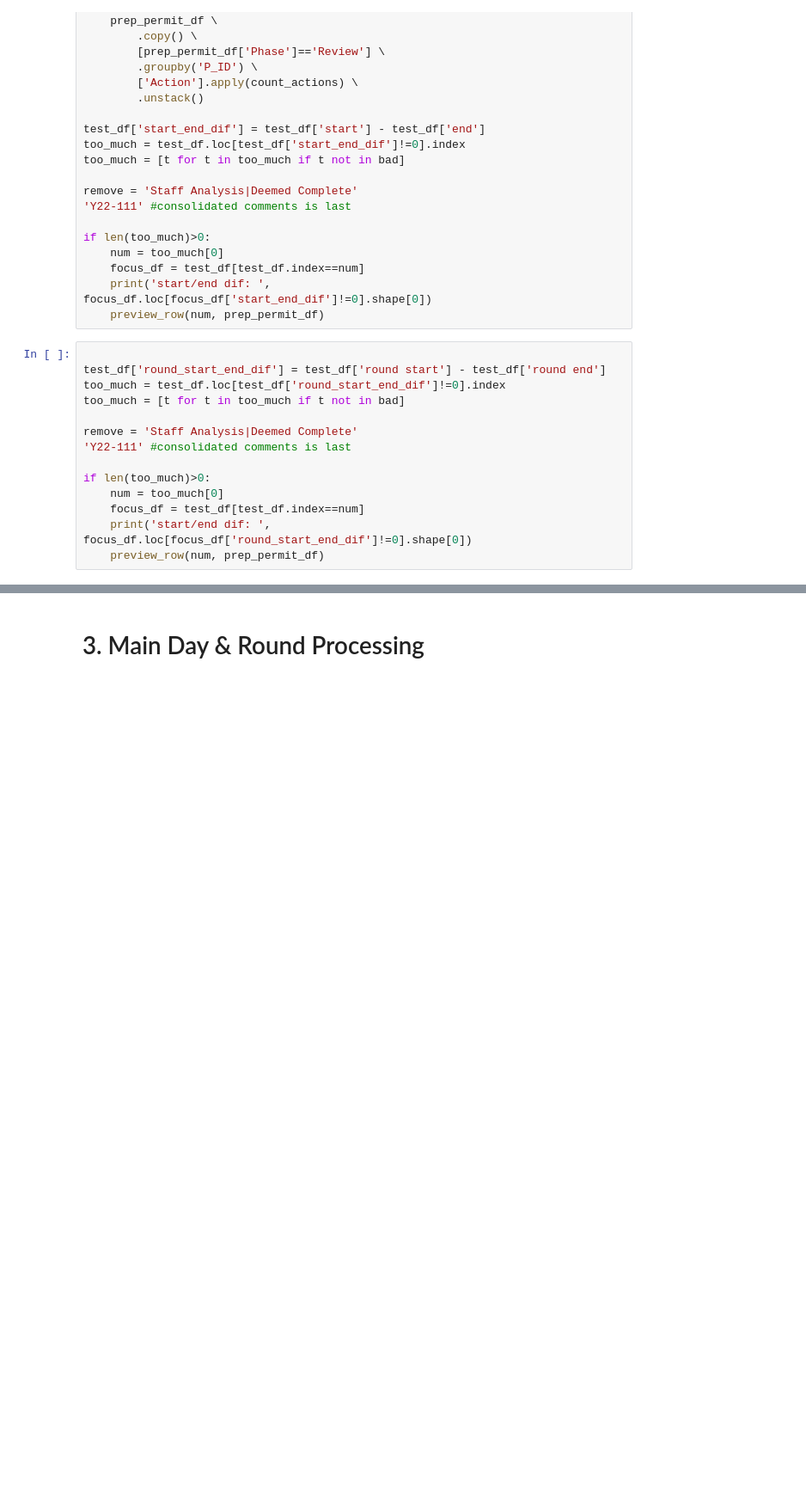
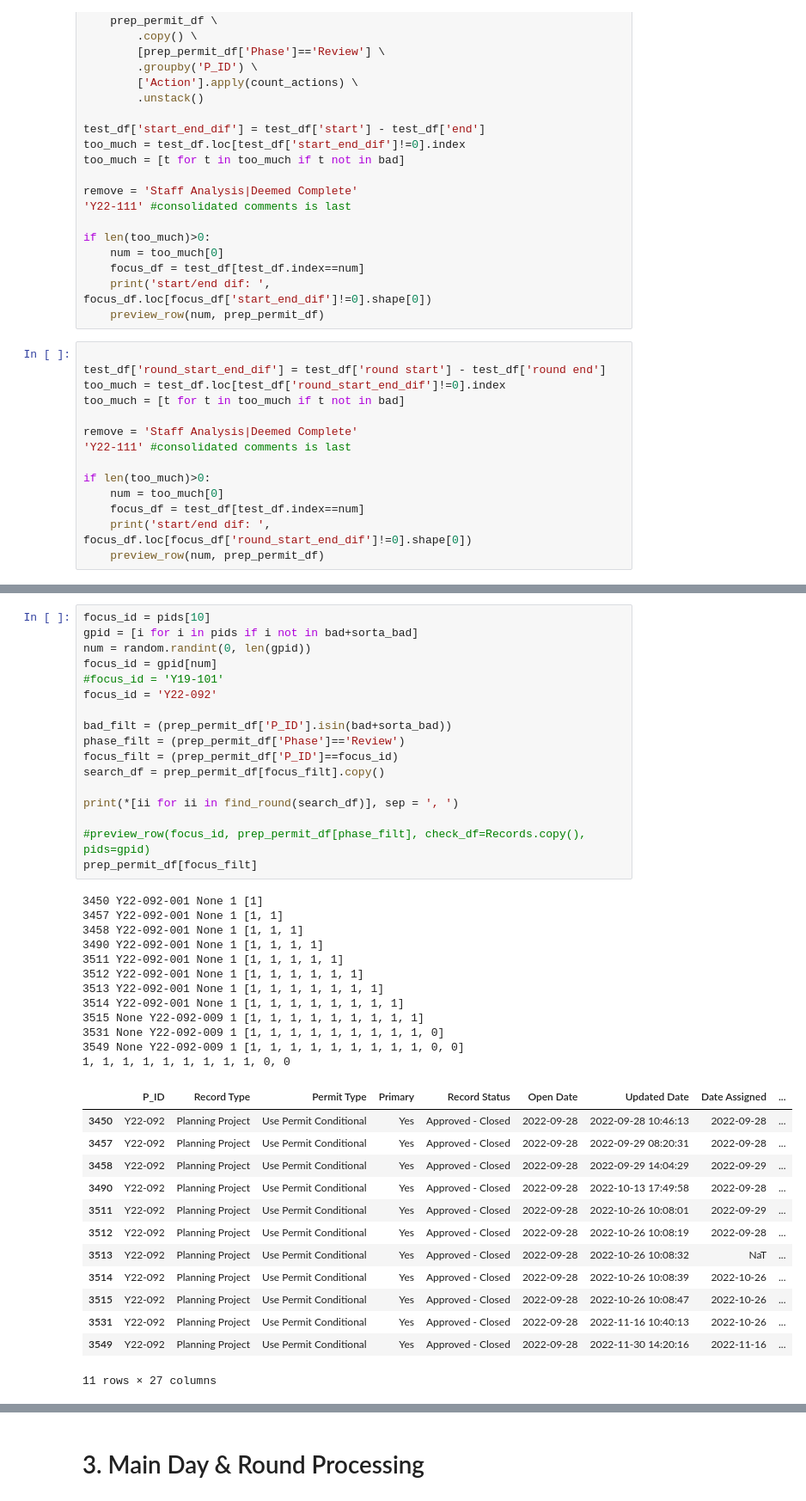
Before and after one commit to nelmsal/WC_Accela_Permit_Metrics, a Jupyter notebook: python/process_permit2.ipynb, the cells around one changed output, grey strips where cells are left out. Shown: that part at 86% size. Drawn from its saved outputs; the diff is of its cells as text; blank space fills up the shorter version.

```diff
--- a/python/process_permit2.ipynb
+++ b/python/process_permit2.ipynb
@@ -266,0 +379,43 @@ Total 48 | Rounds 1 | Days per Round 34
+# %%
+focus_id = pids[10]
+gpid = [i for i in pids if i not in bad+sorta_bad]
+num = random.randint(0, len(gpid))
+focus_id = gpid[num]
+#focus_id = 'Y19-101'
+focus_id = 'Y22-092'
+
+bad_filt = (prep_permit_df['P_ID'].isin(bad+sorta_bad))
+phase_filt = (prep_permit_df['Phase']=='Review')
+focus_filt = (prep_permit_df['P_ID']==focus_id)
+search_df = prep_permit_df[focus_filt].copy()
+
+print(*[ii for ii in find_round(search_df)], sep = ', ')
+
+#preview_row(focus_id, prep_permit_df[phase_filt], check_df=Records.copy(), pids=gpid)
+prep_permit_df[focus_filt]
+# %% [output]
+3450 Y22-092-001 None 1 [1]
+3457 Y22-092-001 None 1 [1, 1]
+3458 Y22-092-001 None 1 [1, 1, 1]
+3490 Y22-092-001 None 1 [1, 1, 1, 1]
+3511 Y22-092-001 None 1 [1, 1, 1, 1, 1]
+3512 Y22-092-001 None 1 [1, 1, 1, 1, 1, 1]
+3513 Y22-092-001 None 1 [1, 1, 1, 1, 1, 1, 1]
+3514 Y22-092-001 None 1 [1, 1, 1, 1, 1, 1, 1, 1]
+3515 None Y22-092-009 1 [1, 1, 1, 1, 1, 1, 1, 1, 1]
+3531 None Y22-092-009 1 [1, 1, 1, 1, 1, 1, 1, 1, 1, 0]
+3549 None Y22-092-009 1 [1, 1, 1, 1, 1, 1, 1, 1, 1, 0, 0]
+1, 1, 1, 1, 1, 1, 1, 1, 1, 0, 0
+|  | P_ID | Record Type | Permit Type | Primary | Record Status | Open Date | Updated Date | Date Assigned | ... |
+| 3450 | Y22-092 | Planning Project | Use Permit Conditional | Yes | Approved - Closed | 2022-09-28 | 2022-09-28 10:46:13 | 2022-09-28 | ... |
+| 3457 | Y22-092 | Planning Project | Use Permit Conditional | Yes | Approved - Closed | 2022-09-28 | 2022-09-29 08:20:31 | 2022-09-28 | ... |
+| 3458 | Y22-092 | Planning Project | Use Permit Conditional | Yes | Approved - Closed | 2022-09-28 | 2022-09-29 14:04:29 | 2022-09-29 | ... |
+| 3490 | Y22-092 | Planning Project | Use Permit Conditional | Yes | Approved - Closed | 2022-09-28 | 2022-10-13 17:49:58 | 2022-09-28 | ... |
+| 3511 | Y22-092 | Planning Project | Use Permit Conditional | Yes | Approved - Closed | 2022-09-28 | 2022-10-26 10:08:01 | 2022-09-29 | ... |
+| 3512 | Y22-092 | Planning Project | Use Permit Conditional | Yes | Approved - Closed | 2022-09-28 | 2022-10-26 10:08:19 | 2022-09-28 | ... |
+| 3513 | Y22-092 | Planning Project | Use Permit Conditional | Yes | Approved - Closed | 2022-09-28 | 2022-10-26 10:08:32 | NaT | ... |
+| 3514 | Y22-092 | Planning Project | Use Permit Conditional | Yes | Approved - Closed | 2022-09-28 | 2022-10-26 10:08:39 | 2022-10-26 | ... |
+| 3515 | Y22-092 | Planning Project | Use Permit Conditional | Yes | Approved - Closed | 2022-09-28 | 2022-10-26 10:08:47 | 2022-10-26 | ... |
+| 3531 | Y22-092 | Planning Project | Use Permit Conditional | Yes | Approved - Closed | 2022-09-28 | 2022-11-16 10:40:13 | 2022-10-26 | ... |
+| 3549 | Y22-092 | Planning Project | Use Permit Conditional | Yes | Approved - Closed | 2022-09-28 | 2022-11-30 14:20:16 | 2022-11-16 | ... |
+11 rows × 27 columns
```
Also changed, not shown: parts of 3 cells of this notebook, 1 other file.
